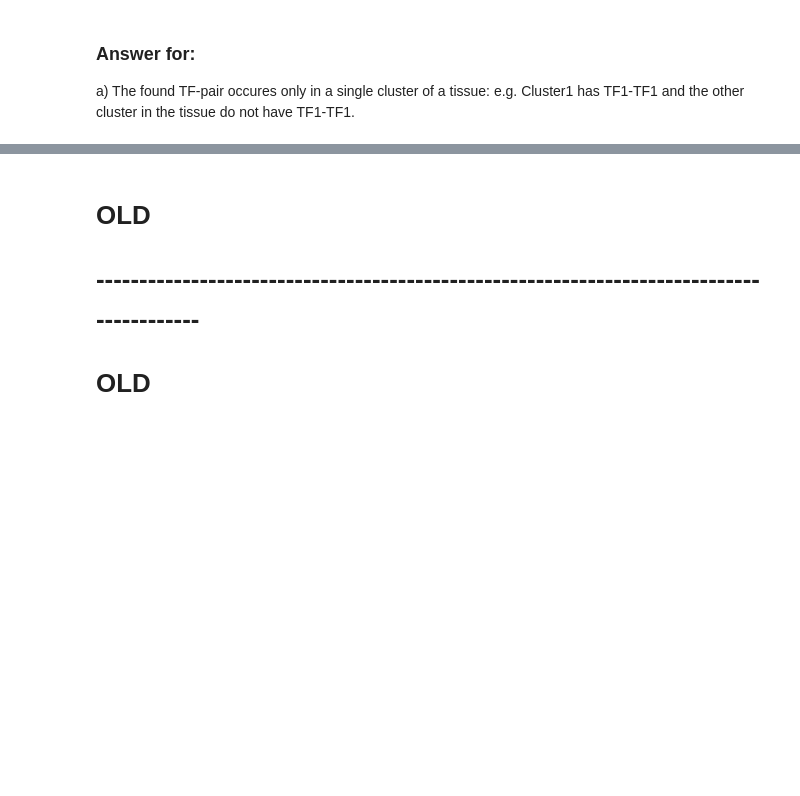
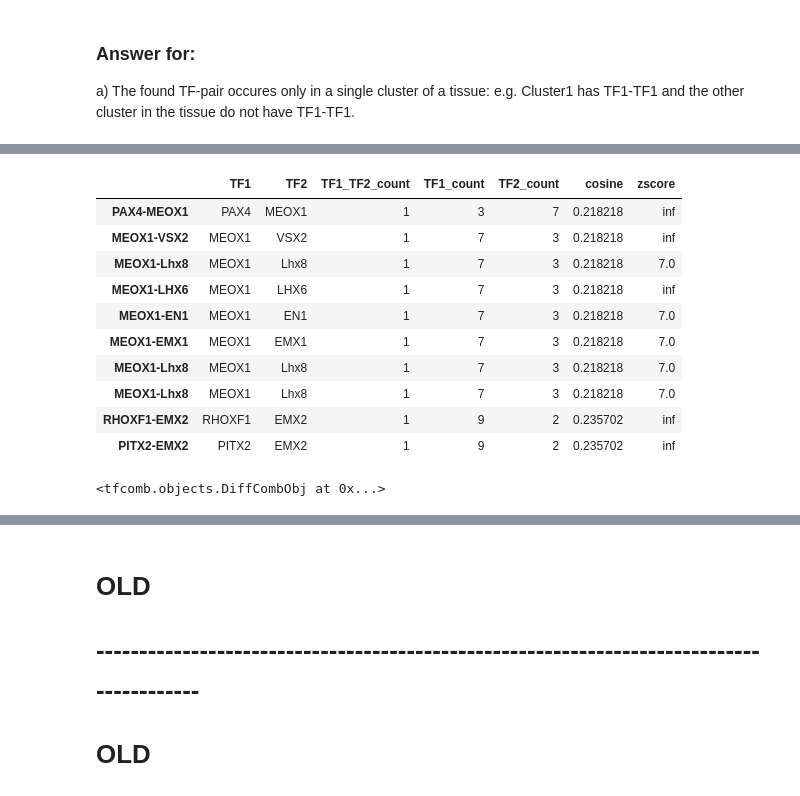
Before and after one commit to loosolab/Datenanalyse-2021, a Jupyter notebook: wp6/analyse/wp2_tf_cooccurences.ipynb, the cells around one changed output, grey strips where cells are left out. Drawn from its saved outputs; the diff is of its cells as text; code cells hidden in the pictures; blank space fills up the shorter version.

```diff
--- a/wp6/analyse/wp2_tf_cooccurences.ipynb
+++ b/wp6/analyse/wp2_tf_cooccurences.ipynb
@@ -648,3 +838,4 @@ cluster_with_specials[0].T
 # %%
-comb = CombObj().from_pickle(f"{main_analysis_path}/C1PX3_thoracic_aorta/C1PX3_thoracic_aorta.7_peaks.pkl")
+# Checking the original tf-comb market basket analysis for the tf-co-occurences with the .
+comb = CombObj().from_pickle(f"{main_analysis_path}/ACCQ1_colon_transverse/ACCQ1_colon_transverse_c5_Microfold_cells.pkl")
 comb.rules.describe()
@@ -651,2 +852,25 @@ comb.rules.describe()
 # %%
-pd.DataFrame(comb.rules.loc['TBXT-GLI3'])
+pd.DataFrame([
+    comb.rules.loc['PAX4-MEOX1'],
+    comb.rules.loc['MEOX1-VSX2'],
+    comb.rules.loc['MEOX1-Lhx8'],
+    comb.rules.loc['MEOX1-LHX6'],
+    comb.rules.loc['MEOX1-EN1'],
+    comb.rules.loc['MEOX1-EMX1'],
+    comb.rules.loc['MEOX1-Lhx8'],
+    comb.rules.loc['MEOX1-Lhx8'],
+    comb.rules.loc['RHOXF1-EMX2'],
+    comb.rules.loc['PITX2-EMX2'],
+])
+# %% [output]
+|  | TF1 | TF2 | TF1_TF2_count | TF1_count | TF2_count | cosine | zscore |
+| PAX4-MEOX1 | PAX4 | MEOX1 | 1 | 3 | 7 | 0.218218 | inf |
+| MEOX1-VSX2 | MEOX1 | VSX2 | 1 | 7 | 3 | 0.218218 | inf |
+| MEOX1-Lhx8 | MEOX1 | Lhx8 | 1 | 7 | 3 | 0.218218 | 7.0 |
+| MEOX1-LHX6 | MEOX1 | LHX6 | 1 | 7 | 3 | 0.218218 | inf |
+| MEOX1-EN1 | MEOX1 | EN1 | 1 | 7 | 3 | 0.218218 | 7.0 |
+| MEOX1-EMX1 | MEOX1 | EMX1 | 1 | 7 | 3 | 0.218218 | 7.0 |
+| MEOX1-Lhx8 | MEOX1 | Lhx8 | 1 | 7 | 3 | 0.218218 | 7.0 |
+| MEOX1-Lhx8 | MEOX1 | Lhx8 | 1 | 7 | 3 | 0.218218 | 7.0 |
+| RHOXF1-EMX2 | RHOXF1 | EMX2 | 1 | 9 | 2 | 0.235702 | inf |
+| PITX2-EMX2 | PITX2 | EMX2 | 1 | 9 | 2 | 0.235702 | inf |
@@ -688,0 +877,5 @@ r.loc['OVOL1-OTX1']
+# %%
+diff_obj = DiffCombObj().from_pickle(f"{differential_analysis_path}ACCQ1_colon_transverse/ACCQ1_colon_transverse_normalized.pkl")
+diff_obj
+# %% [output]
+<tfcomb.objects.DiffCombObj at 0x...>
```
Also changed, not shown: parts of 53 cells of this notebook, 2 other files.
